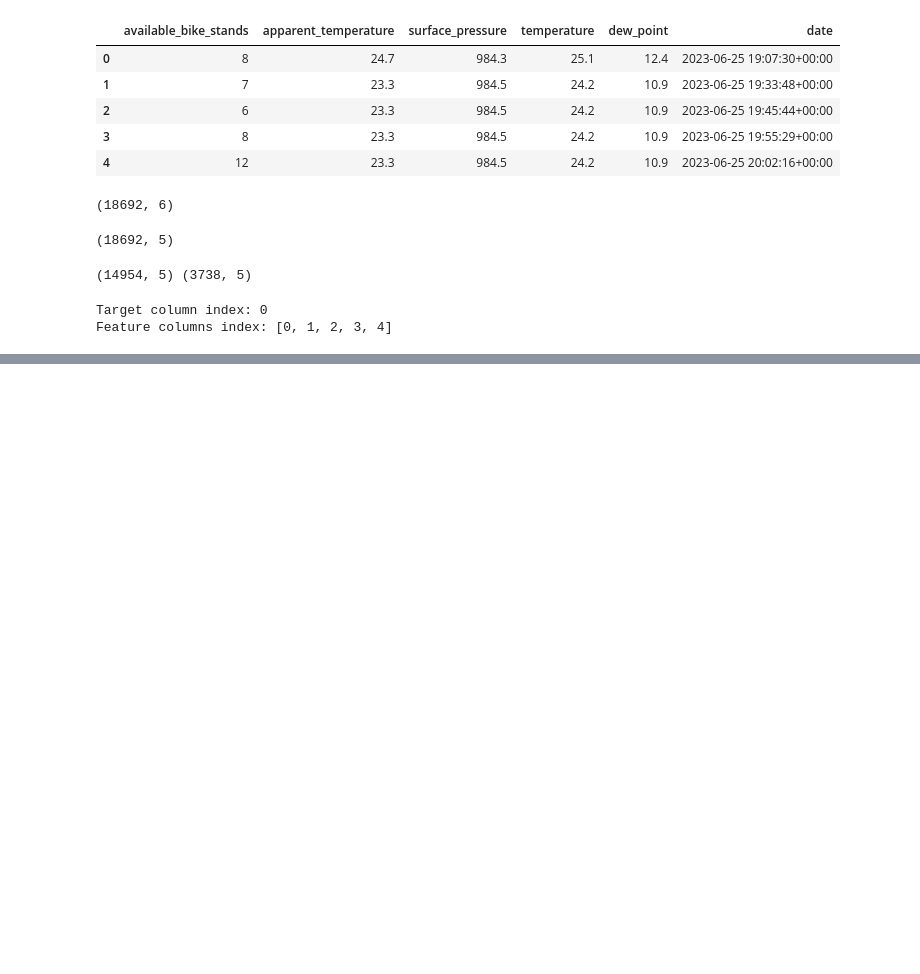
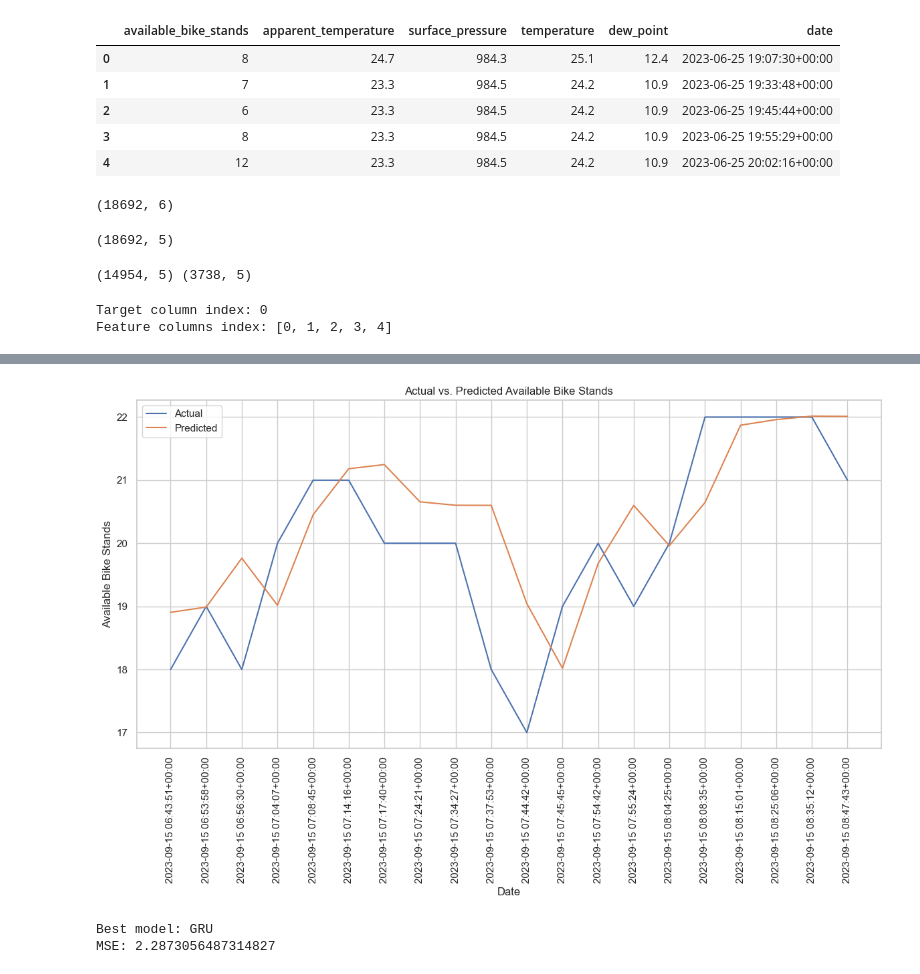
Before and after one commit to perkzen/mbajk-ml-web-service, a Jupyter notebook: notebooks/mbajk_train.ipynb, the cells around one changed output, grey strips where cells are left out. Saved outputs shown, nothing was run; the diff lists cells and outputs as text; code cells hidden in the pictures; blank space fills up the shorter version.

```diff
--- a/notebooks/mbajk_train.ipynb
+++ b/notebooks/mbajk_train.ipynb
@@ -223,0 +204,16 @@ df_output.head(20)
+# %%
+def plot_results(df):
+    plt.figure(figsize=(12, 8))
+    plt.plot(df['date'], df['Actual'], label="Actual")
+    plt.plot(df['date'], df['Predicted'], label="Predicted")
+    plt.xlabel('Date')
+    plt.ylabel('Available Bike Stands')
+    plt.title('Actual vs. Predicted Available Bike Stands')
+    plt.legend()
+    plt.xticks(rotation=90)
+    plt.tight_layout()
+    plt.show()
+# %%
+plot_results(df_output.head(20))
+# %% [output]
+[figure, added]
@@ -224 +228,7 @@ df_output.head(20)
+# %%
+print("Best model:", best_model.name)
+print("MSE:", min_mse)
+# %% [output]
+Best model: GRU
+MSE: 2.2873056487314827
 # %%
```
Also changed, not shown: parts of 13 cells of this notebook, 4 other files.
